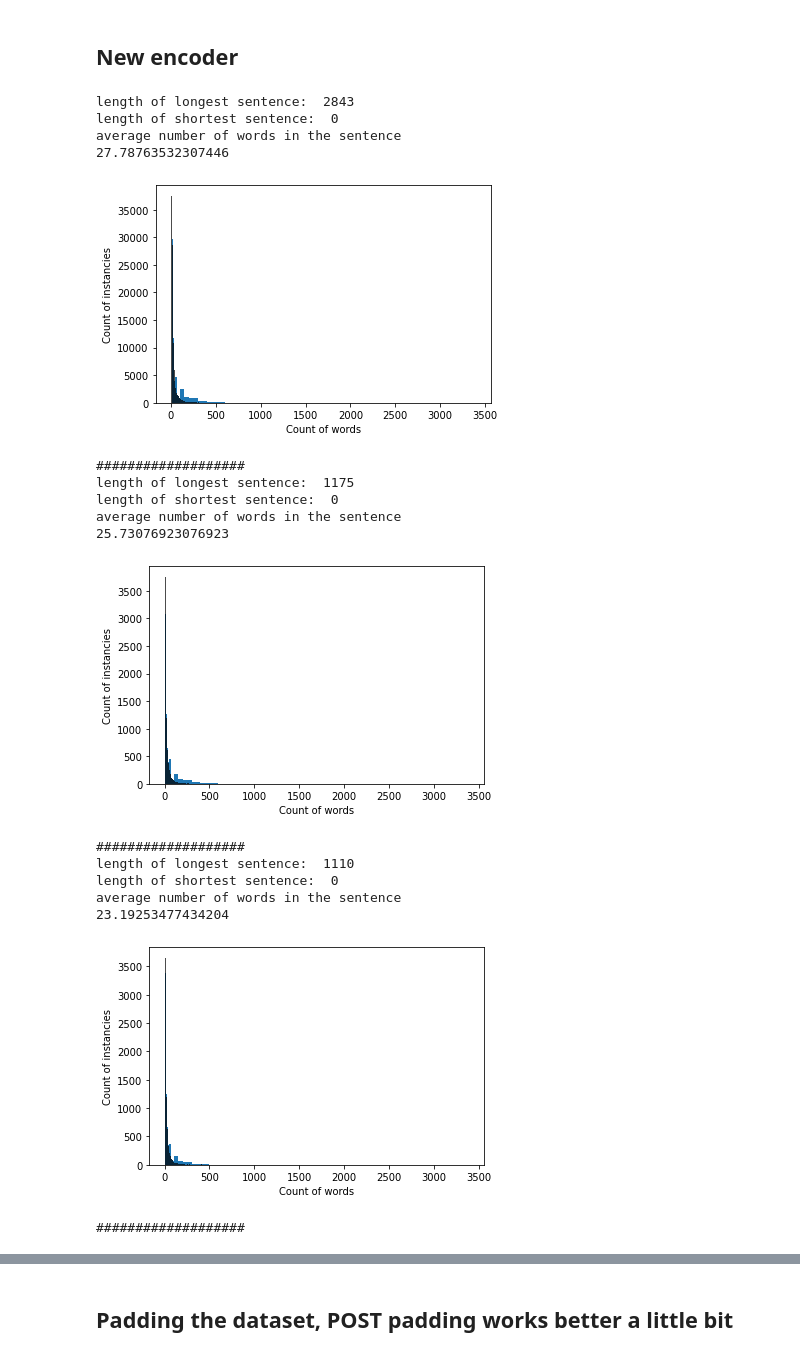
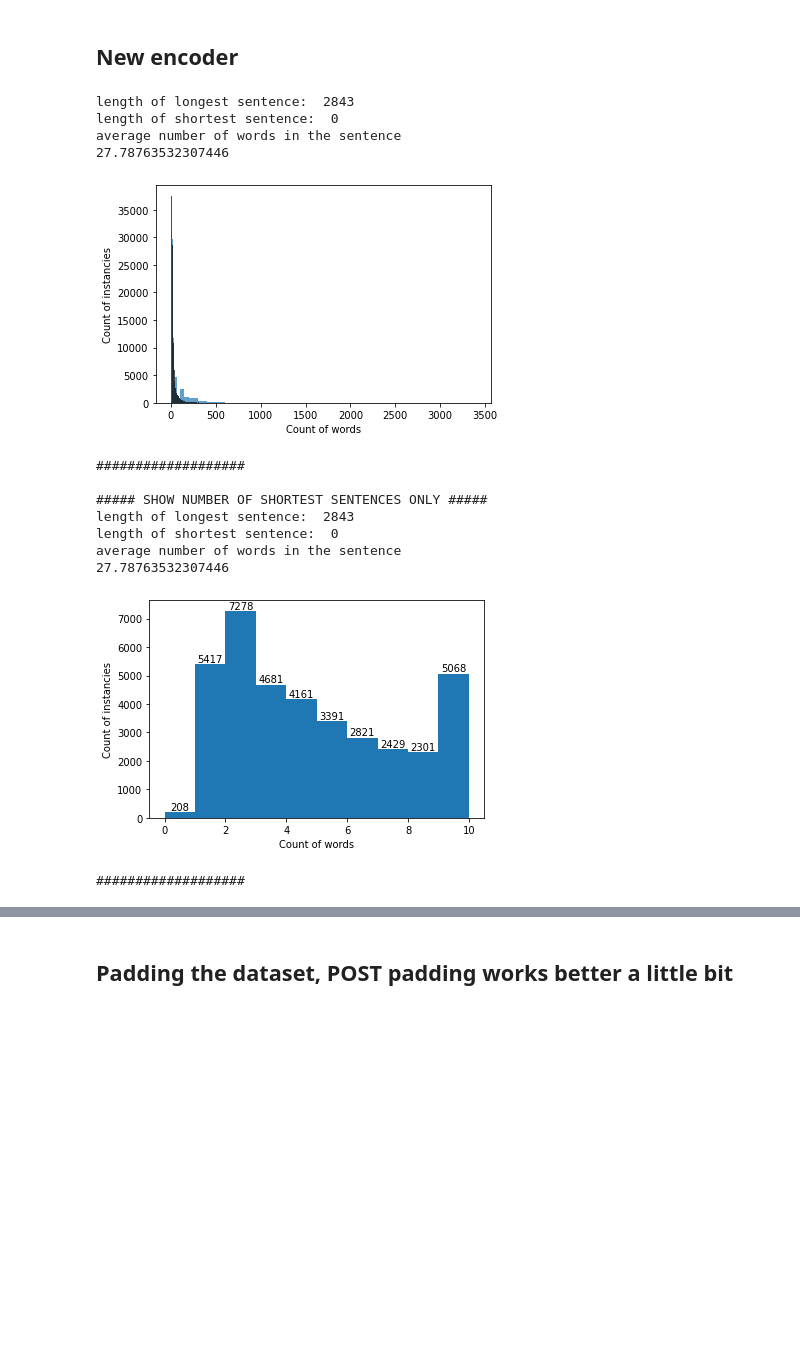
Before and after one commit to csipapicsa/2ndYearProject-NLP, a Jupyter notebook: Decrease Corpus.ipynb, the cells around one changed output, grey strips where cells are left out. Cells and saved outputs as stored; diff of their text form; code cells hidden in the pictures; blank space fills up the shorter version.

```diff
--- a/Decrease Corpus.ipynb
+++ b/Decrease Corpus.ipynb
@@ -357,26 +311,3 @@ tokenizer.fit_on_texts(spelling_dict.values()) #words from the grammar correctio
 Train = tokenizer.texts_to_sequences(grammar_corrector(spelling_dict,train_set_clean))
 Dev = tokenizer.texts_to_sequences(grammar_corrector(spelling_dict,dev_sent))
 Test = tokenizer.texts_to_sequences(grammar_corrector(spelling_dict,test_sent))
-# %%
-f.simple_stat(Train)
-f.simple_stat(Dev)
-f.simple_stat(Test)
-# %% [output]
-length of longest sentence:  2843
-length of shortest sentence:  0
-average number of words in the sentence
-27.78763532307446
-[figure, removed]
-###################
-length of longest sentence:  1175
-length of shortest sentence:  0
-average number of words in the sentence
-25.73076923076923
-[figure, removed]
-###################
-length of longest sentence:  1110
-length of shortest sentence:  0
-average number of words in the sentence
-23.19253477434204
-[figure, removed]
-###################
@@ -382,0 +320,21 @@ average number of words in the sentence
+# %%
+f.simple_stat(Train)
+f.simple_stat(Train, minbins=True)
+#f.simple_stat(Train)
+#f.simple_stat(Dev)
+#f.simple_stat(Test)
+# %% [output]
+length of longest sentence:  2843
+length of shortest sentence:  0
+average number of words in the sentence
+27.78763532307446
+[figure, added]
+###################
+
+##### SHOW NUMBER OF SHORTEST SENTENCES ONLY #####
+length of longest sentence:  2843
+length of shortest sentence:  0
+average number of words in the sentence
+27.78763532307446
+[figure, added]
+###################
```
Also changed, not shown: parts of 21 cells of this notebook, 1 other file.
